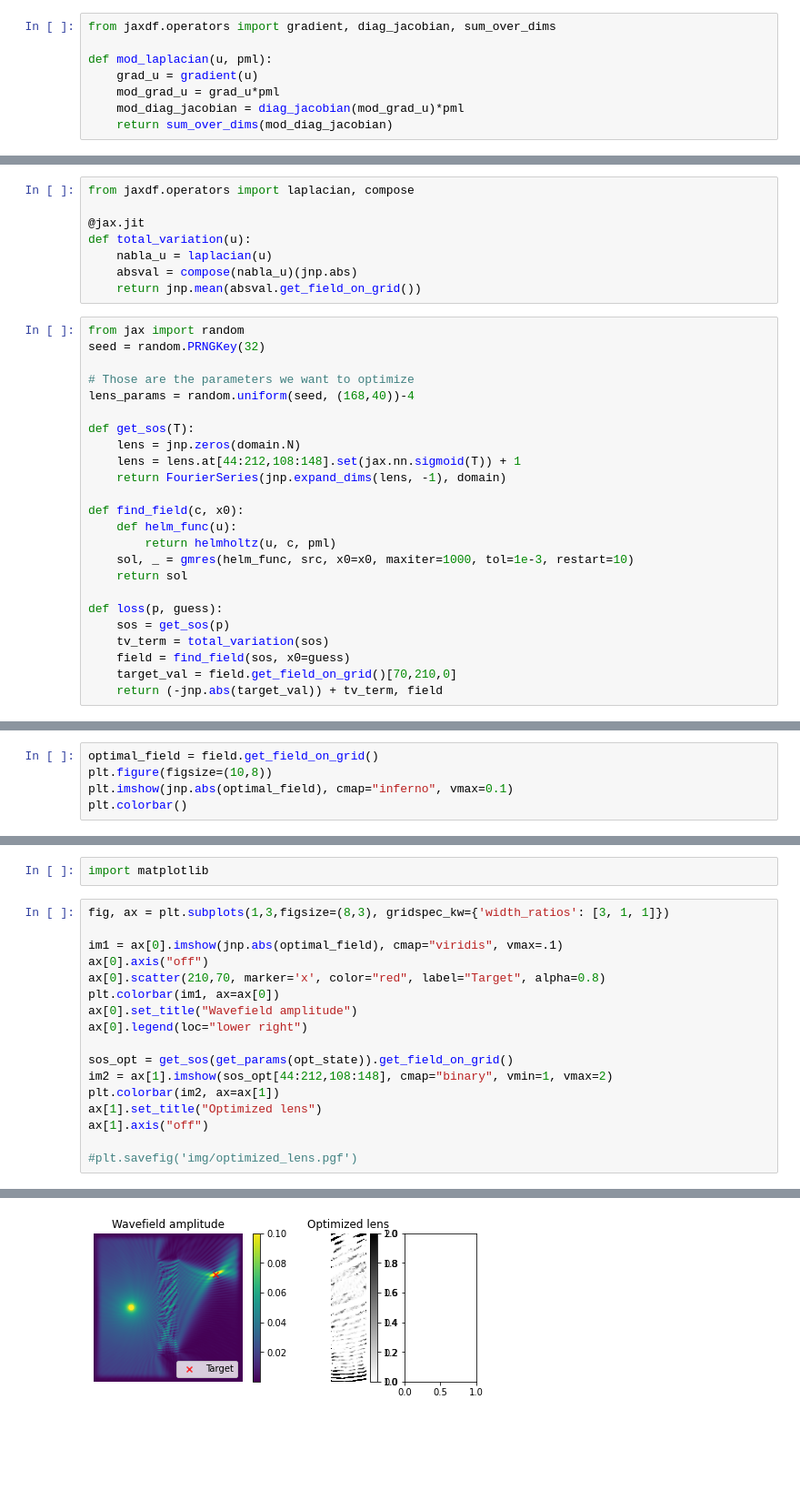
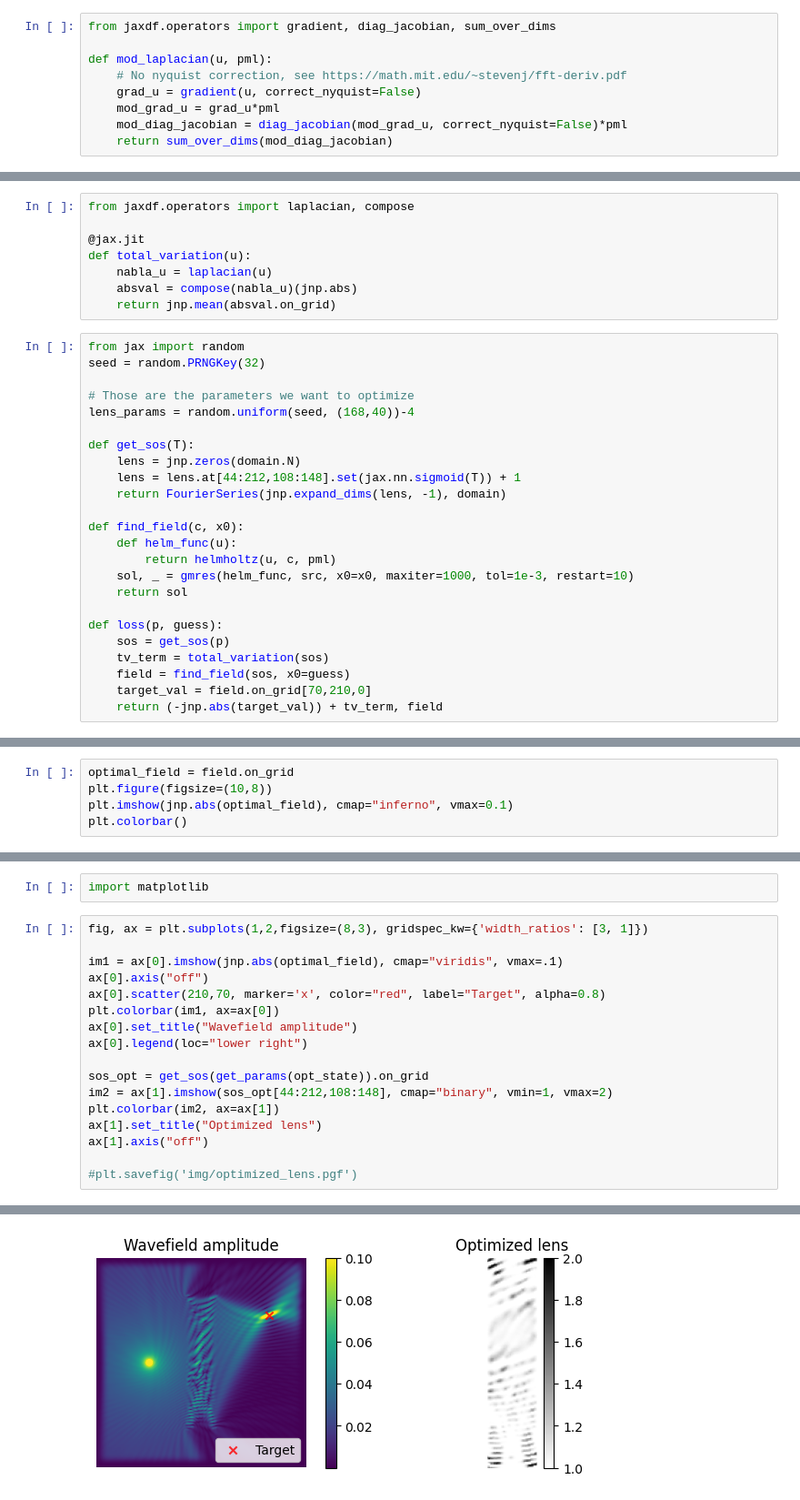
Before and after one commit to ucl-bug/jaxdf, a Jupyter notebook: docs/notebooks/simulate_helmholtz_equation.ipynb, the cells around one changed output, grey strips where cells are left out. Shown at 91% size. Drawn from its saved outputs; the diff is of its cells as text; blank space fills up the shorter version.

Commit message:
removed nyquist correction from Helmholtz notebooks

```diff
--- a/docs/notebooks/simulate_helmholtz_equation.ipynb
+++ b/docs/notebooks/simulate_helmholtz_equation.ipynb
@@ -133,9 +131,10 @@ $$
 from jaxdf.operators import gradient, diag_jacobian, sum_over_dims
 
 def mod_laplacian(u, pml):
-    grad_u = gradient(u)
+    # No nyquist correction, see https://math.mit.edu/~stevenj/fft-deriv.pdf
+    grad_u = gradient(u, correct_nyquist=False)
     mod_grad_u = grad_u*pml
-    mod_diag_jacobian = diag_jacobian(mod_grad_u)*pml
+    mod_diag_jacobian = diag_jacobian(mod_grad_u, correct_nyquist=False)*pml
     return sum_over_dims(mod_diag_jacobian)
 # %%
 from jaxdf.discretization import FourierSeries
@@ -193,7 +192,7 @@ from jaxdf.operators import laplacian, compose
 def total_variation(u):
     nabla_u = laplacian(u)
     absval = compose(nabla_u)(jnp.abs)
-    return jnp.mean(absval.get_field_on_grid())
+    return jnp.mean(absval.on_grid)
 # %%
 from jax import random
 seed = random.PRNGKey(32)
@@ -216,7 +215,7 @@ def loss(p, guess):
     sos = get_sos(p)
     tv_term = total_variation(sos)
     field = find_field(sos, x0=guess)
-    target_val = field.get_field_on_grid()[70,210,0]
+    target_val = field.on_grid[70,210,0]
     return (-jnp.abs(target_val)) + tv_term, field
 # %%
 from jax.example_libraries import optimizers
@@ -247,5 +244,5 @@ NameError: name 'lens_params' is not defined
 # %%
-optimal_field = field.get_field_on_grid()
+optimal_field = field.on_grid
 plt.figure(figsize=(10,8))
 plt.imshow(jnp.abs(optimal_field), cmap="inferno", vmax=0.1)
 plt.colorbar()
@@ -267,22 +264,22 @@ plt.plot(losshistory)
 # %%
 import matplotlib
 # %%
-fig, ax = plt.subplots(1,3,figsize=(8,3), gridspec_kw={'width_ratios': [3, 1, 1]})
+fig, ax = plt.subplots(1,2,figsize=(8,3), gridspec_kw={'width_ratios': [3, 1]})
 
 im1 = ax[0].imshow(jnp.abs(optimal_field), cmap="viridis", vmax=.1)
 ax[0].axis("off")
 ax[0].scatter(210,70, marker='x', color="red", label="Target", alpha=0.8)
 plt.colorbar(im1, ax=ax[0])
 ax[0].set_title("Wavefield amplitude")
 ax[0].legend(loc="lower right")
 
-sos_opt = get_sos(get_params(opt_state)).get_field_on_grid()
+sos_opt = get_sos(get_params(opt_state)).on_grid
 im2 = ax[1].imshow(sos_opt[44:212,108:148], cmap="binary", vmin=1, vmax=2)
 plt.colorbar(im2, ax=ax[1])
 ax[1].set_title("Optimized lens")
 ax[1].axis("off")
 
 #plt.savefig('img/optimized_lens.pgf')
 # %% [output]
 (-0.5, 39.5, 167.5, -0.5)
-[figure, old version]
+[figure, new version]
```
Also changed, not shown: parts of 9 cells of this notebook, 2 other files.
